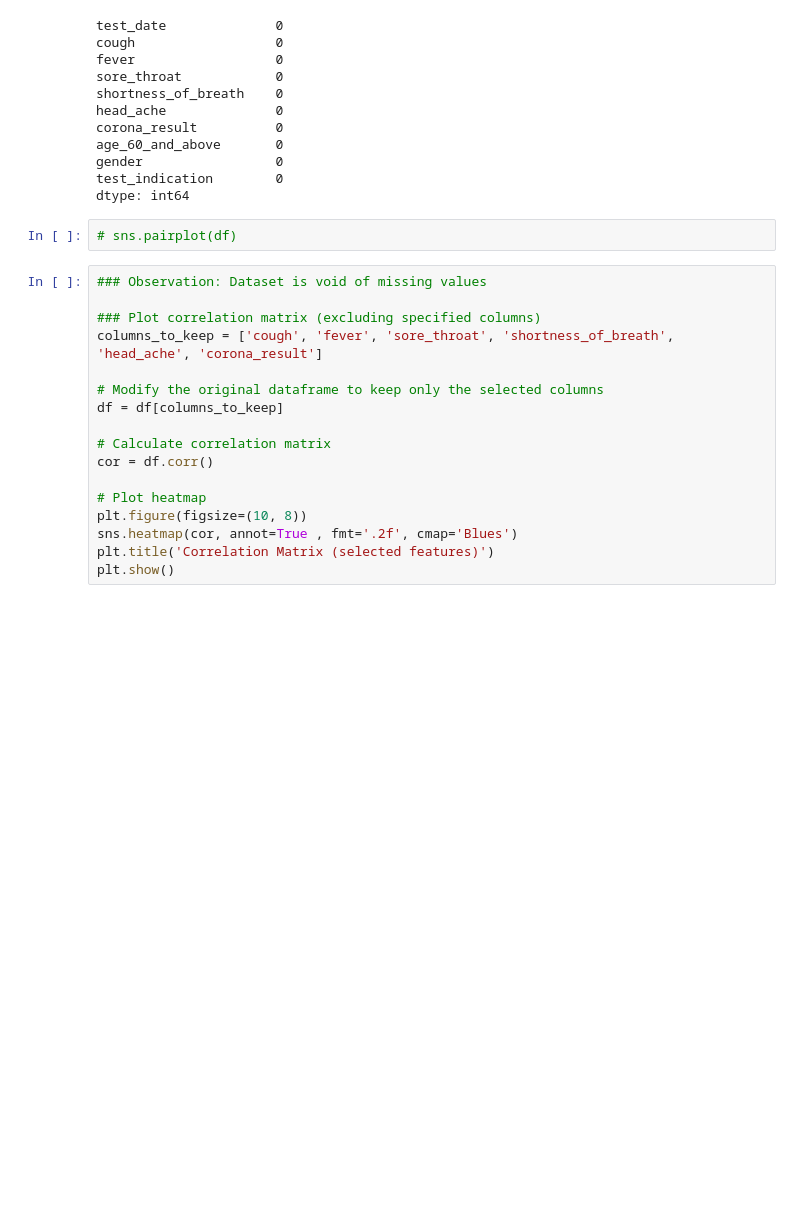
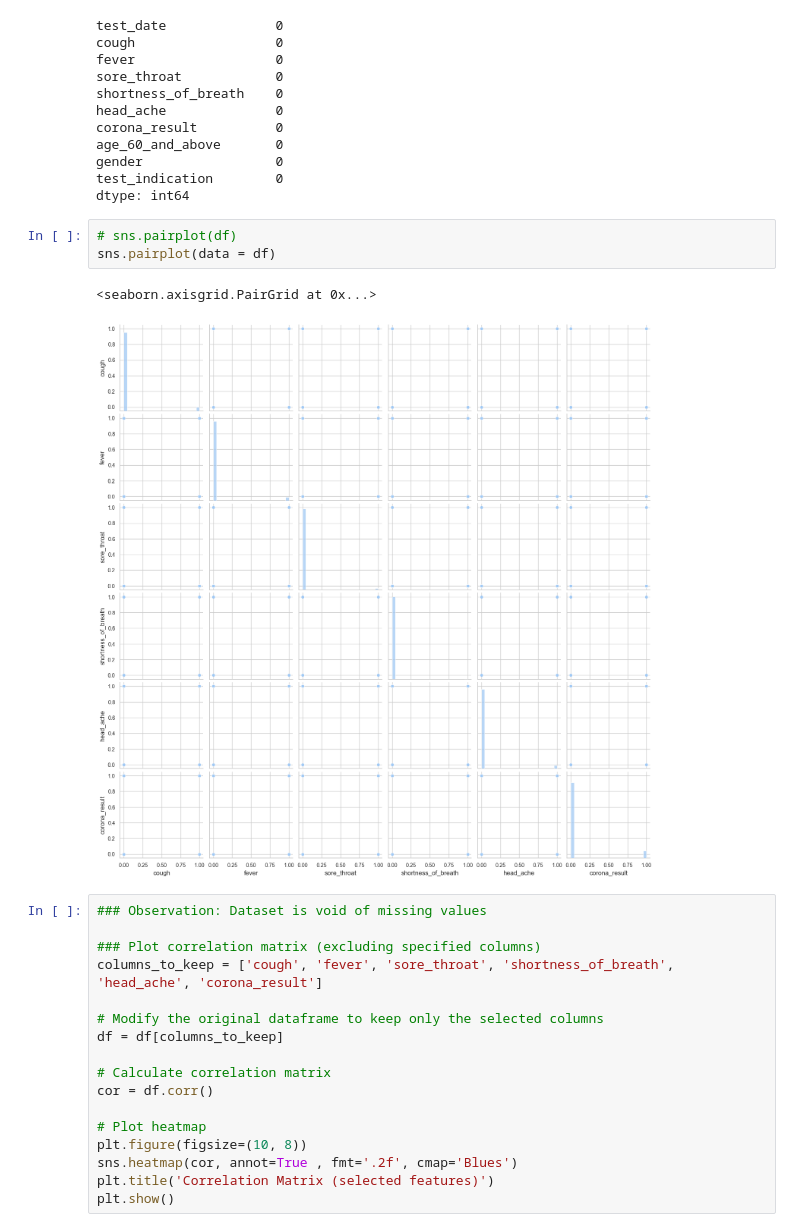
Before and after one commit to Edy-King/dissertation, a Jupyter notebook: DiseasePrediction/src/jupyter/script.ipynb, the cells around one changed output. Cells and saved outputs as stored; diff of their text form; blank space fills up the shorter version.

```diff
--- a/DiseasePrediction/src/jupyter/script.ipynb
+++ b/DiseasePrediction/src/jupyter/script.ipynb
@@ -139,6 +135,10 @@ test_indication        0
 dtype: int64
 # %%
 # sns.pairplot(df)
+sns.pairplot(data = df)
+# %% [output]
+<seaborn.axisgrid.PairGrid at 0x...>
+[figure, added]
 # %%
 ### Observation: Dataset is void of missing values
 
```
Also changed, not shown: parts of 39 cells of this notebook.
